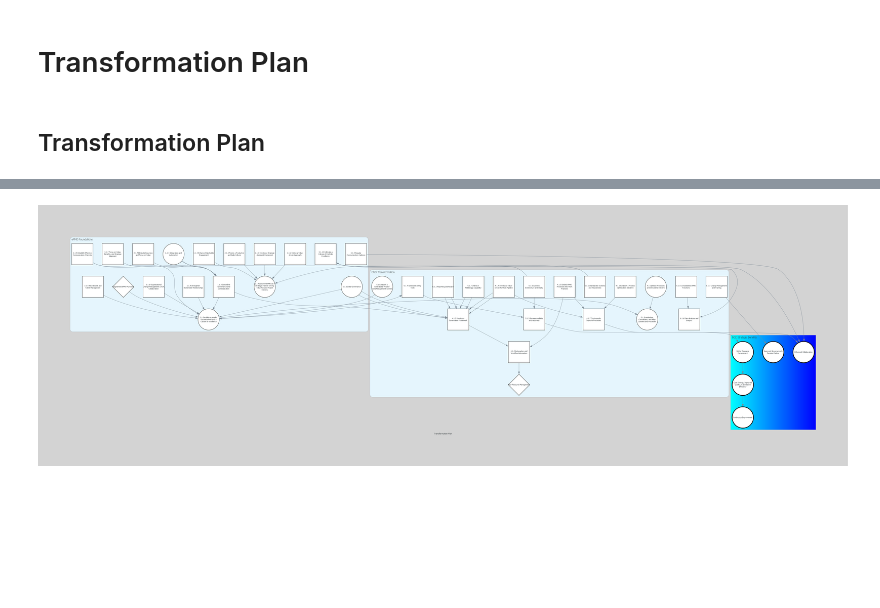
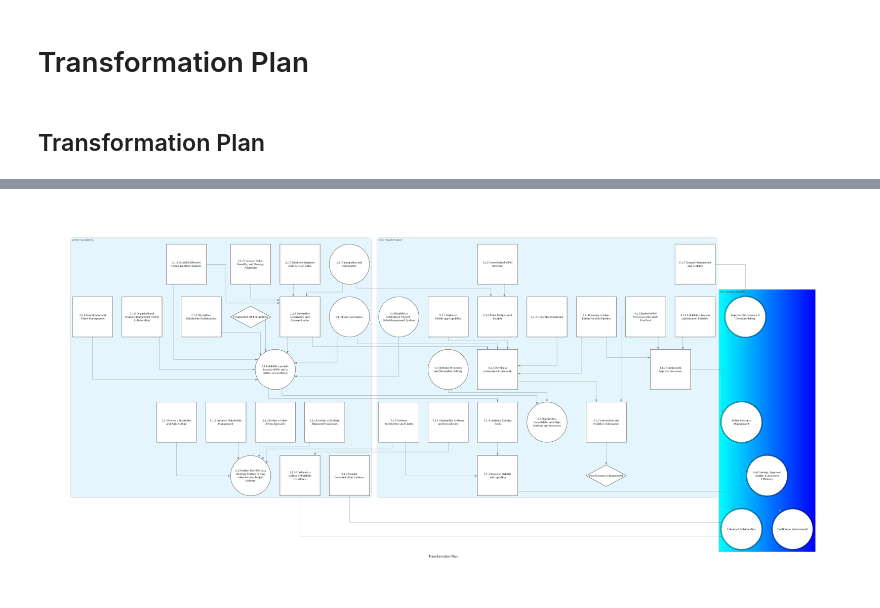
Before and after one commit to 7ft10/C4ArchitectureExamples, a Jupyter notebook: TransformationPlan.ipynb, the cells around one changed output, grey strips where cells are left out. Cells and saved outputs as stored; diff of their text form; code cells hidden in the pictures; blank space fills up the shorter version.

```diff
--- a/TransformationPlan.ipynb
+++ b/TransformationPlan.ipynb
@@ -5,8 +9,4 @@
 # %%
-#@title Install Diagrams
-import os
-result = os.system('pip install diagrams')
-
 import html
 import textwrap
 
@@ -18,14 +18,15 @@ def f(description:str) -> str:
 default_settings = {
   "outformat": "png",
   "graph_attr":  {
-    "splines": "spline",
-    "fontsize": "10",
-    "bgcolor": "lightgrey",
-#    "layout": "fdp"
+    "concentrate":"True",
+    #"splines": "spline",
+    #"fontsize": "10",
+    #"bgcolor": "lightgrey",
+    #"layout": "fdp"
   },
   "node_attr": {
-    "fontsize": "8px",
-    #"width": "1.8"
+    #"fontsize": "8px",
+    "width": "2.6"
   }
 }
 
@@ -35,10 +36,10 @@ style_outcome = { "shape": "circle", "style": "filled", "fillcolor": "white", "l
 
 style_risk = { "shape": "diamond", "style": "filled", "fillcolor": "white", "labelloc": "c" }
 
-style_measured_outcome = { "shape": "circle", "style": "filled", "fillcolor": "white", "labelloc": "c", "penwidth": "3.0" }
+style_measured_outcome = { "shape": "doublecircle", "style": "filled", "fillcolor": "white", "labelloc": "c" }
 # %%
 from IPython.display import display, Markdown
-from diagrams import Diagram, Node, Group
+from diagrams import Diagram, Node, Group, Cluster
 
 settings = { **default_settings, **{
   "name": "Transformation Plan",
@@ -47,7 +48,7 @@ settings = { **default_settings, **{
 
 with Diagram(**settings) as diagram:
 
-  with Group("ePMO Foundations", direction = "RL"):
+  with Cluster("ePMO Foundations", graph_attr = {"newrank": "True", "rect": "0,0!, 100,100"}):
 
     _1_1 = Node(f("1.1 Position the PMO as a Strategic Partner Driving value-focused Project Delivery"), **style_outcome)
     _1_1_1 = Node(f("1.1.1 Develop a Strategic Alignment Framework"), **style_activity)
@@ -90,7 +91,7 @@ with Diagram(**settings) as diagram:
     _6_1_3 = Node(f("6.1.3 Data Governance"), **style_outcome)
     _6_1_4 = Node(f("6.1.4 Integration and Automation"), **style_outcome)
 
-  with Group("OSD Transformation", direction = "TB"):
+  with Group("OSD Transformation", graph_attr = {"newrank": "True", "rect": "0,0!, 100,100"}):
 
     _4_1 = Node(f("4.1 Optimise Processes and Streamline Delivery"), **style_outcome)
     _4_1_1 = Node(f("4.1.1 Establish a Process Optimisation Initiative"), **style_activity)
@@ -126,7 +127,7 @@ with Diagram(**settings) as diagram:
     #_6_R_6 = Node(f("Missed Opportunities for Improvement"), **style_risk)
     #_6_R_7 = Node(f("Limited Stakeholder Engagement"), **style_risk)
 
-  with Group("BCC Strategic Benefits", direction = "TB", graph_attr = {"style": "filled", "fillcolor": "cyan:blue", "gradientangle": "0"}):
+  with Group("BCC Strategic Benefits", graph_attr = {"newrank": "False", "rect": "0,0!, 100,100!", "style": "filled", "fillcolor": "cyan:blue", "gradientangle": "0"}):
 
     _B_1 = Node(f("Enhanced Collaboration"), **style_measured_outcome)
     _B_2 = Node(f("Continuous Improvement"), **style_measured_outcome)
@@ -165 +163 @@ Warning: node '05de263743444d97965ff4eaadbd3370', graph 'Transformation Plan' si
-[figure, old version]
+[figure, new version]
```
Also changed, not shown: parts of 2 cells of this notebook, 3 other files.
